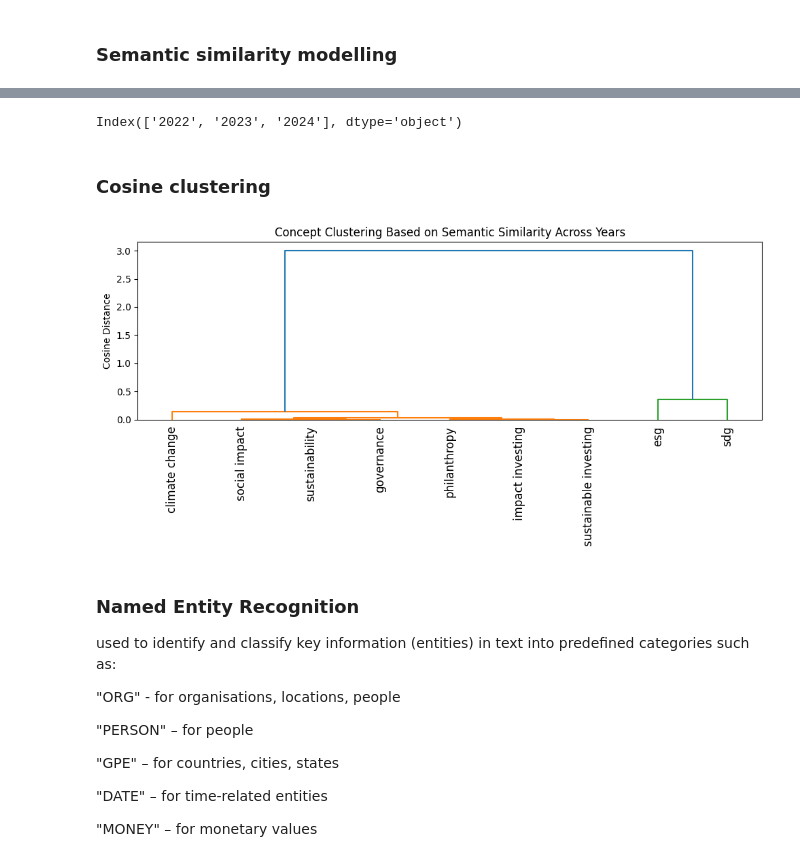
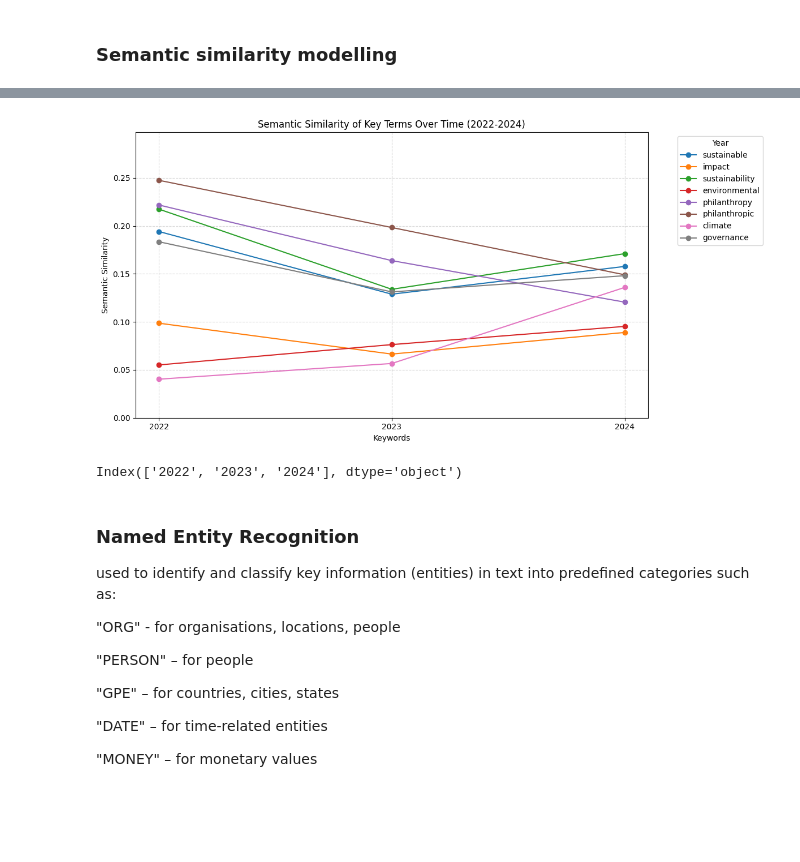
Before and after one commit to blaise-em/Impact-Investing-Capstone-Project, a Jupyter notebook: Notebook 3.ipynb, the cells around one changed output, grey strips where cells are left out. Saved outputs shown, nothing was run; the diff lists cells and outputs as text; code cells hidden in the pictures; blank space fills up the shorter version.

```diff
--- a/Notebook 3.ipynb
+++ b/Notebook 3.ipynb
@@ -639,0 +641,12 @@ philanthropy           0.222  0.164  0.121
+# %%
+concepts_2 = ['intention', 'addition', 'contribute', 'material', 'advisor', 'measure', 'generation', 'generational']
+
+concept_embeddings = model.encode(concepts_2, convert_to_tensor=True)
+
+# Calculate similarity
+similarities = util.cos_sim(concept_embeddings, year_embeddings)
+
+# Display results
+import pandas as pd
+sim_df = pd.DataFrame(similarities.cpu().numpy(), index=concepts_2, columns=years)
+print(sim_df.round(3))
@@ -640,27 +663,24 @@ philanthropy           0.222  0.164  0.121
+# %%
+df_transposed = sim_df.T  # Now rows = keywords, columns = years
+
+plt.figure(figsize=(12,6))
+for year in df_transposed.columns:
+    plt.plot(df_transposed.index, df_transposed[year], marker='o', label=year)
+
+plt.title('Semantic Similarity of Key Terms Over Time (2022-2024)')
+plt.xlabel('Keywords')
+plt.ylabel('Semantic Similarity')
+plt.ylim(0, df_transposed.values.max() + 0.05)
+plt.legend(title='Year', bbox_to_anchor=(1.05, 1), loc='upper left')
+plt.grid(True, linestyle='--', alpha=0.5)
+plt.tight_layout()
+plt.show()
+# %% [output]
+[figure, added]
 # %%
 print(sim_df.columns)
 # %% [output]
 Index(['2022', '2023', '2024'], dtype='object')
-# %% [markdown]
-### Cosine clustering
-# %%
-#df_sim = sim_df.set_index("concepts")  # if needed
-
-# 2. Compute cosine distance matrix (1 - cosine similarity)
-distance_matrix = pdist(sim_df.values, metric='cosine')
-
-# 3. Perform hierarchical clustering
-linkage_matrix = linkage(distance_matrix, method='ward')  # 'ward' or 'average'
-
-# 4. Plot dendrogram
-plt.figure(figsize=(10, 5))
-dendrogram(linkage_matrix, labels=sim_df.index, leaf_rotation=90)
-plt.title("Concept Clustering Based on Semantic Similarity Across Years")
-plt.ylabel("Cosine Distance")
-plt.tight_layout()
-plt.show()
-# %% [output]
-[figure, removed]
 # %% [markdown]
 ### Named Entity Recognition
 
```
Also changed, not shown: parts of 7 cells of this notebook, 3 other files.
